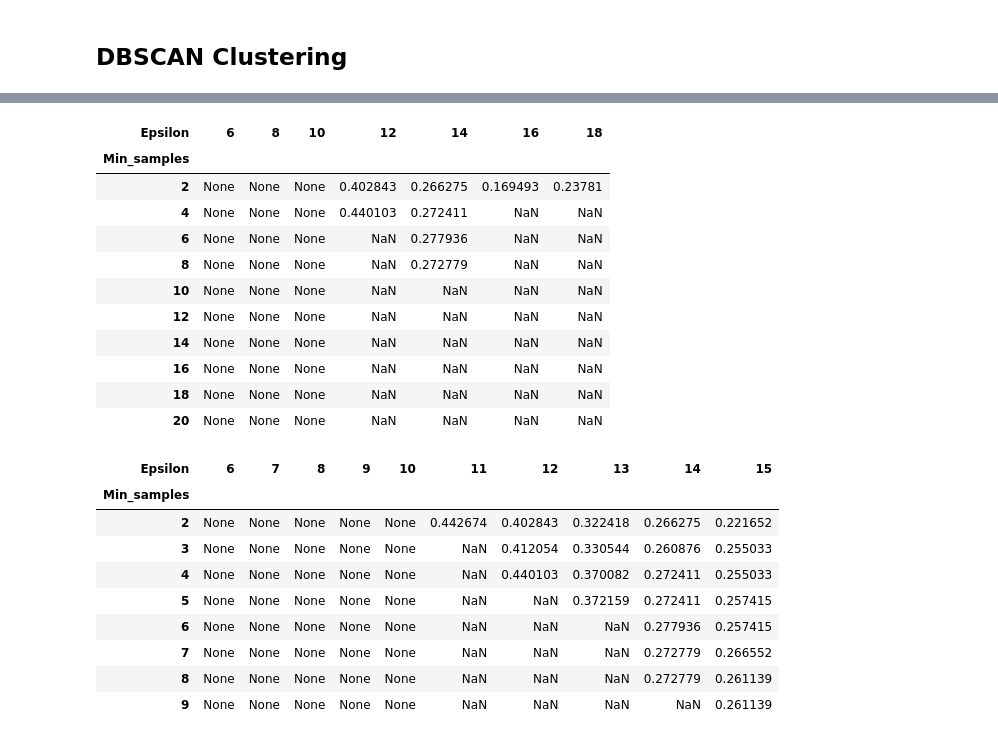
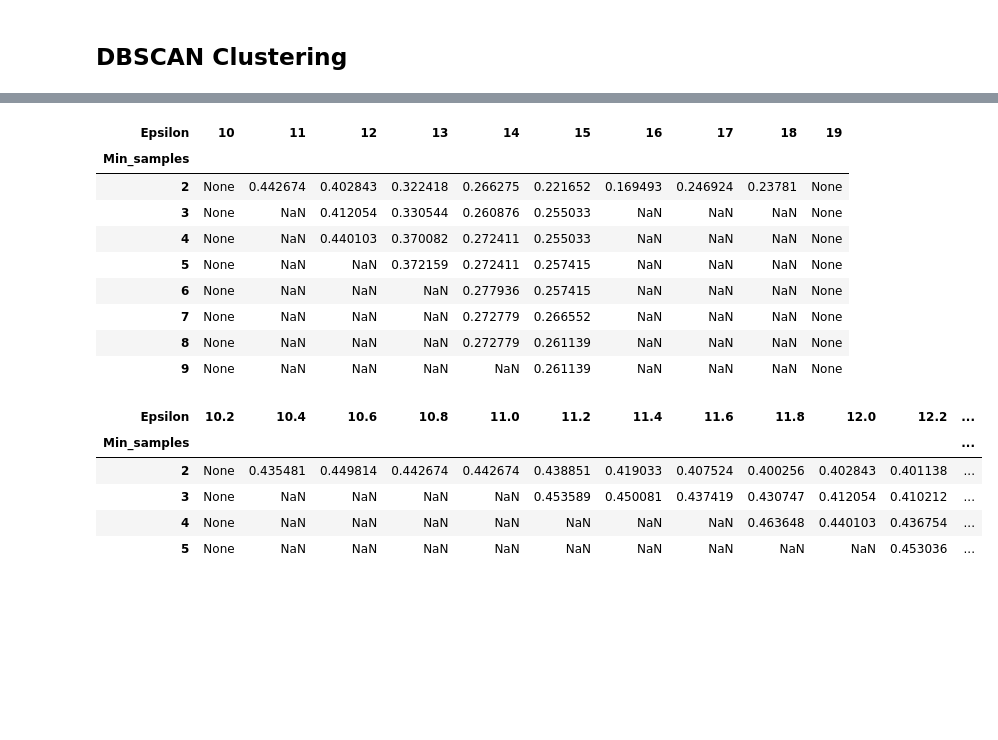
Before and after one commit to EstebanBrito/xai-ucm-unsup, a Jupyter notebook: notebooks/FeatsClustering.ipynb, the cells around one changed output, grey strips where cells are left out. Drawn from its saved outputs; the diff is of its cells as text; code cells hidden in the pictures; blank space fills up the shorter version.

```diff
--- a/notebooks/FeatsClustering.ipynb
+++ b/notebooks/FeatsClustering.ipynb
@@ -151,27 +155,21 @@ No good values for k had been found using KMeans. It could be agued that the low
 from sklearn.cluster import DBSCAN
 from sklearn.metrics import silhouette_score
 # %%
-def fit_dbscan(data, min_samples, eps_values, min_no_clusters=2, max_no_clusters=np.inf, min_clust_instances=20, max_clust_instances=np.inf):
-    scores = []
-    clusters = []
-    instances = []
+def fit_dbscan(data, min_samples, eps_values, min_no_clusters=2, max_no_clusters=np.inf, min_clust_instances=20, max_clust_instances=np.inf, metric='euclidean'):
+    scores, clusters, instances = [], [], []
 
     for m in min_samples:
-        row_scores = []
-        row_clusters = []
-        row_instances = []
+        row_scores, row_clusters, row_instances = [], [], []
         for e in eps_values:
-            db = DBSCAN(min_samples=m, eps=e)
-            db.fit(data)
+            db = DBSCAN(min_samples=m, eps=e, metric=metric).fit(data)
             # Get only non anomalous instances
             non_a = db.labels_ != -1 # [False, ..., False] if all are outliers
-            # TODO: If at least one is True, keep going
             # Calculate conditions
             n_clusters = len(np.unique(db.labels_[non_a])) # 0 if all are outliers
             n_instances = len(db.labels_[non_a]) # 0 if all are outliers
-            # Apply conditions
+            # Apply conditions (why does it output NaN and not None?)
             if (n_clusters >= min_no_clusters and n_clusters <= max_no_clusters and n_instances >= min_clust_instances and n_instances <= max_clust_instances):
-                score = silhouette_score(data[non_a], db.labels_[non_a])
+                score = silhouette_score(data[non_a], db.labels_[non_a], metric=metric)
             else:
                 score = None
             # Store results
@@ -208,30 +204,24 @@ dfs
 # %%
-dfs, dfc, dfi = fit_dbscan(X, range(2, 22, 2), np.arange(6, 20, 2), min_no_clusters=2, min_clust_instances=140)
+dfs, dfc, dfi = fit_dbscan(X, range(2, 10), np.arange(10, 20), min_clust_instances=140)
 dfs
 # %% [output]
-| Epsilon | 6 | 8 | 10 | 12 | 14 | 16 | 18 |
-| Min_samples |  |  |  |  |  |  |  |
-| 2 | None | None | None | 0.402843 | 0.266275 | 0.169493 | 0.23781 |
-| 4 | None | None | None | 0.440103 | 0.272411 | NaN | NaN |
-| 6 | None | None | None | NaN | 0.277936 | NaN | NaN |
-| 8 | None | None | None | NaN | 0.272779 | NaN | NaN |
-| 10 | None | None | None | NaN | NaN | NaN | NaN |
-| 12 | None | None | None | NaN | NaN | NaN | NaN |
-| 14 | None | None | None | NaN | NaN | NaN | NaN |
-| 16 | None | None | None | NaN | NaN | NaN | NaN |
-| 18 | None | None | None | NaN | NaN | NaN | NaN |
-| 20 | None | None | None | NaN | NaN | NaN | NaN |
+| Epsilon | 10 | 11 | 12 | 13 | 14 | 15 | 16 | 17 | 18 | 19 |
+| Min_samples |  |  |  |  |  |  |  |  |  |  |
+| 2 | None | 0.442674 | 0.402843 | 0.322418 | 0.266275 | 0.221652 | 0.169493 | 0.246924 | 0.23781 | None |
+| 3 | None | NaN | 0.412054 | 0.330544 | 0.260876 | 0.255033 | NaN | NaN | NaN | None |
+| 4 | None | NaN | 0.440103 | 0.370082 | 0.272411 | 0.255033 | NaN | NaN | NaN | None |
+| 5 | None | NaN | NaN | 0.372159 | 0.272411 | 0.257415 | NaN | NaN | NaN | None |
+| 6 | None | NaN | NaN | NaN | 0.277936 | 0.257415 | NaN | NaN | NaN | None |
+| 7 | None | NaN | NaN | NaN | 0.272779 | 0.266552 | NaN | NaN | NaN | None |
+| 8 | None | NaN | NaN | NaN | 0.272779 | 0.261139 | NaN | NaN | NaN | None |
+| 9 | None | NaN | NaN | NaN | NaN | 0.261139 | NaN | NaN | NaN | None |
 # %%
-dfs, dfc, dfi = fit_dbscan(X, range(2, 10, 1), np.arange(6, 16, 1), min_clust_instances=140)
+dfs, dfc, dfi = fit_dbscan(X, range(2, 6), np.arange(10.2, 13.2, 0.2), min_clust_instances=140)
 dfs
 # %% [output]
-| Epsilon | 6 | 7 | 8 | 9 | 10 | 11 | 12 | 13 | 14 | 15 |
-| Min_samples |  |  |  |  |  |  |  |  |  |  |
-| 2 | None | None | None | None | None | 0.442674 | 0.402843 | 0.322418 | 0.266275 | 0.221652 |
-| 3 | None | None | None | None | None | NaN | 0.412054 | 0.330544 | 0.260876 | 0.255033 |
-| 4 | None | None | None | None | None | NaN | 0.440103 | 0.370082 | 0.272411 | 0.255033 |
-| 5 | None | None | None | None | None | NaN | NaN | 0.372159 | 0.272411 | 0.257415 |
-| 6 | None | None | None | None | None | NaN | NaN | NaN | 0.277936 | 0.257415 |
-| 7 | None | None | None | None | None | NaN | NaN | NaN | 0.272779 | 0.266552 |
-| 8 | None | None | None | None | None | NaN | NaN | NaN | 0.272779 | 0.261139 |
-| 9 | None | None | None | None | None | NaN | NaN | NaN | NaN | 0.261139 |
+| Epsilon | 10.2 | 10.4 | 10.6 | 10.8 | 11.0 | 11.2 | 11.4 | 11.6 | 11.8 | 12.0 | 12.2 | ... |
+| Min_samples |  |  |  |  |  |  |  |  |  |  |  | ... |
+| 2 | None | 0.435481 | 0.449814 | 0.442674 | 0.442674 | 0.438851 | 0.419033 | 0.407524 | 0.400256 | 0.402843 | 0.401138 | ... |
+| 3 | None | NaN | NaN | NaN | NaN | 0.453589 | 0.450081 | 0.437419 | 0.430747 | 0.412054 | 0.410212 | ... |
+| 4 | None | NaN | NaN | NaN | NaN | NaN | NaN | NaN | 0.463648 | 0.440103 | 0.436754 | ... |
+| 5 | None | NaN | NaN | NaN | NaN | NaN | NaN | NaN | NaN | NaN | 0.453036 | ... |
```
Also changed, not shown: parts of 40 cells of this notebook, 1 other file.
